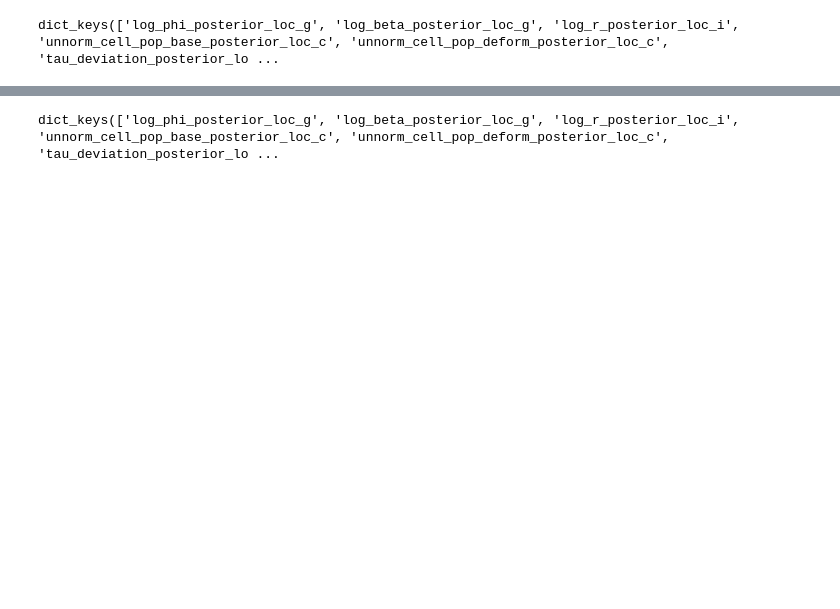
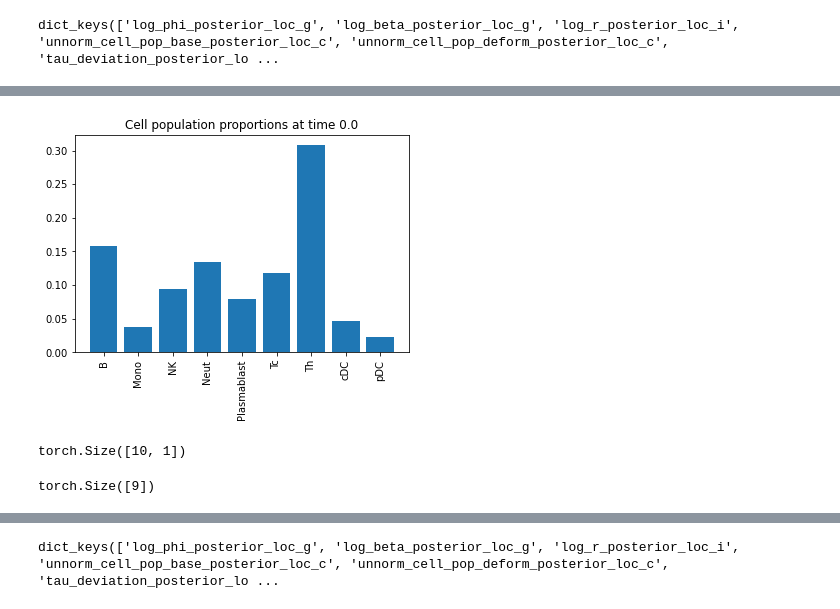
Before and after one commit to broadinstitute/temporal-rna-seq-deconvolution, a Jupyter notebook: pyro-ebov-deconvolution.ipynb, the cells around one changed output, grey strips where cells are left out. Saved outputs shown, nothing was run; the diff lists cells and outputs as text; code cells hidden in the pictures; blank space fills up the shorter version.

```diff
--- a/pyro-ebov-deconvolution.ipynb
+++ b/pyro-ebov-deconvolution.ipynb
@@ -664,0 +671,32 @@ ax.set_xticklabels(ebov_dataset.cell_type_str_list, rotation=90);
+# %%
+# celltype composition at time 0.1
+time = 0.0
+
+base_composition_post = pyro.param("unnorm_cell_pop_base_posterior_loc_c").detach().cpu()
+delta_composition_post = pyro.param("unnorm_cell_pop_deform_posterior_loc_c").detach().cpu()
+
+norm_comp_t = torch.nn.functional.softmax(base_composition_post + time * delta_composition_post, dim=0).numpy()
+
+fig = plt.figure()
+ax = plt.gca()
+
+ax.bar(
+    np.arange(ebov_dataset.num_cell_types),
+    norm_comp_t
+)
+
+ax.set_title(f'Cell population proportions at time {time}')
+ax.set_xticks(np.arange(ebov_dataset.num_cell_types))
+ax.set_xticklabels(ebov_dataset.cell_type_str_list, rotation=90);
+# %% [output]
+[figure, added]
+# %%
+times = torch.arange(0,1,0.1)
+times.unsqueeze(1).shape
+# %% [output]
+torch.Size([10, 1])
+# %%
+delta_composition_post
+delta_composition_post.shape
+# %% [output]
+torch.Size([9])
```
Also changed, not shown: parts of 25 cells of this notebook, 5 other files.
